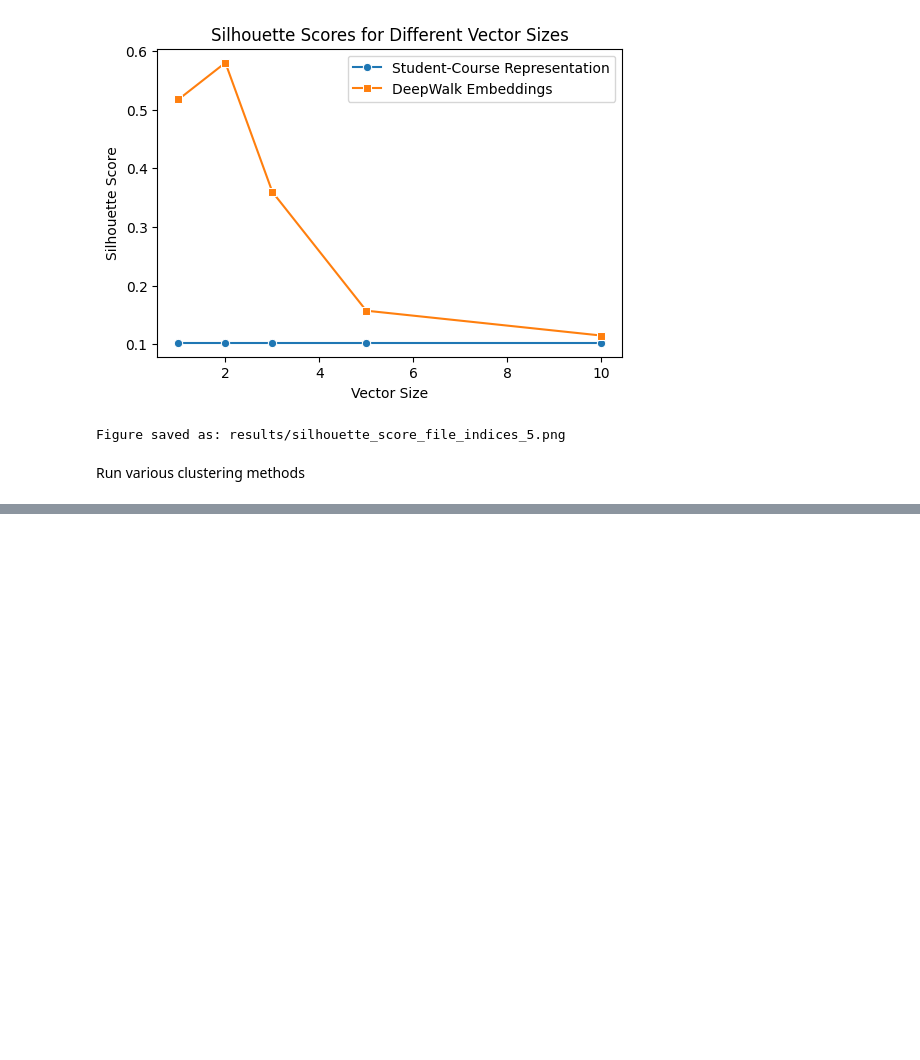
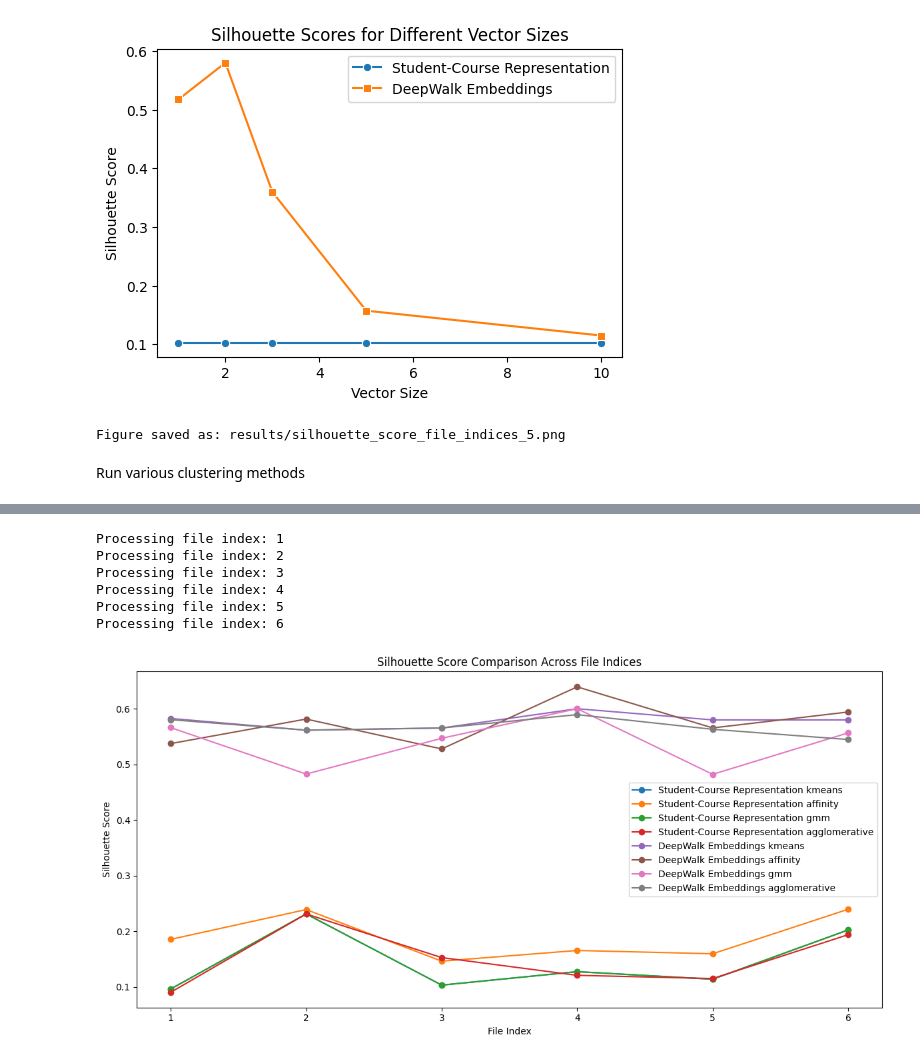
Before and after one commit to mamintoosi/Deepwalk-SSP, a Jupyter notebook: DeepWalk-SSP.ipynb, the cells around one changed output, grey strips where cells are left out. Drawn from its saved outputs; the diff is of its cells as text; code cells hidden in the pictures; blank space fills up the shorter version.

```diff
--- a/DeepWalk-SSP.ipynb
+++ b/DeepWalk-SSP.ipynb
@@ -776,0 +675,75 @@ DeepWalk Embeddings                                 100.502036
+# %%
+import numpy as np
+import pandas as pd
+import matplotlib.pyplot as plt
+from sklearn.metrics import silhouette_score, davies_bouldin_score, calinski_harabasz_score
+
+# Main Processing
+
+# Initialize a dictionary to store results for all file indices
+all_results = {
+    'Method': [],
+    'File Index': [],
+    'Silhouette Score': []
+}
+
+# Loop over file_index
+for file_index in range(1, 7):  # Adjust based on actual file indices
+    print(f"Processing file index: {file_index}")
+
+    # Get the embeddings for vector_size=2 for the current file_index
+    embeddings_row = df[(df['file_index'] == file_index) & (df['vector_size'] == 2)]
+    if embeddings_row.empty:
+        print(f"No embeddings found for file_index={file_index} and vector_size=2")
+        continue
+
+    # Extract the embeddings
+    embeddings_str = embeddings_row['embeddings'].values[0]  # Get the string representation
+    cleaned_str = embeddings_str.replace('\n', ', ').replace('[', '').replace(']', '')
+    embeddings_list = np.array([[float(num) for num in row.split()] for row in cleaned_str.split(',') if row])
+    embeddings = np.array(embeddings_list)
+
+    file_path = f"data/{file_index}.txt"  # Update the path based on your data files
+    student_course_matrix, courses = read_class(file_path)
+
+    # Cluster and evaluate raw data and embeddings
+    results_student_course = cluster_students_and_evaluate(student_course_matrix)
+    results_embeddings = cluster_students_and_evaluate(embeddings)
+
+    # Store results for Student-Course Representation
+    for method in ['kmeans', 'affinity', 'gmm', 'agglomerative']:
+        all_results['Method'].append(f'Student-Course Representation {method}')
+        all_results['File Index'].append(file_index)
+        all_results['Silhouette Score'].append(results_student_course[f'{method}_silhouette'])
+
+    # Store results for DeepWalk Embeddings
+    for method in ['kmeans', 'affinity', 'gmm', 'agglomerative']:
+        all_results['Method'].append(f'DeepWalk Embeddings {method}')
+        all_results['File Index'].append(file_index)
+        all_results['Silhouette Score'].append(results_embeddings[f'{method}_silhouette'])
+
+# Convert results to DataFrame
+df_all_results = pd.DataFrame(all_results)
+
+# Visualizing silhouette scores for all file indices
+plt.figure(figsize=(12, 6))
+for method in df_all_results['Method'].unique():
+    subset = df_all_results[df_all_results['Method'] == method]
+    plt.plot(subset['File Index'], subset['Silhouette Score'], marker='o', label=method)
+
+plt.title('Silhouette Score Comparison Across File Indices')
+plt.xlabel('File Index')
+plt.ylabel('Silhouette Score')
+plt.xticks(range(1, 7))  # Adjust based on the number of files
+plt.legend()
+plt.tight_layout()
+# plt.savefig('results/silhouette_score_comparison_all_files.png')
+plt.show()
+# %% [output]
+Processing file index: 1
+Processing file index: 2
+Processing file index: 3
+Processing file index: 4
+Processing file index: 5
+Processing file index: 6
+[figure, added]
```
Also changed, not shown: parts of 3 cells of this notebook.
